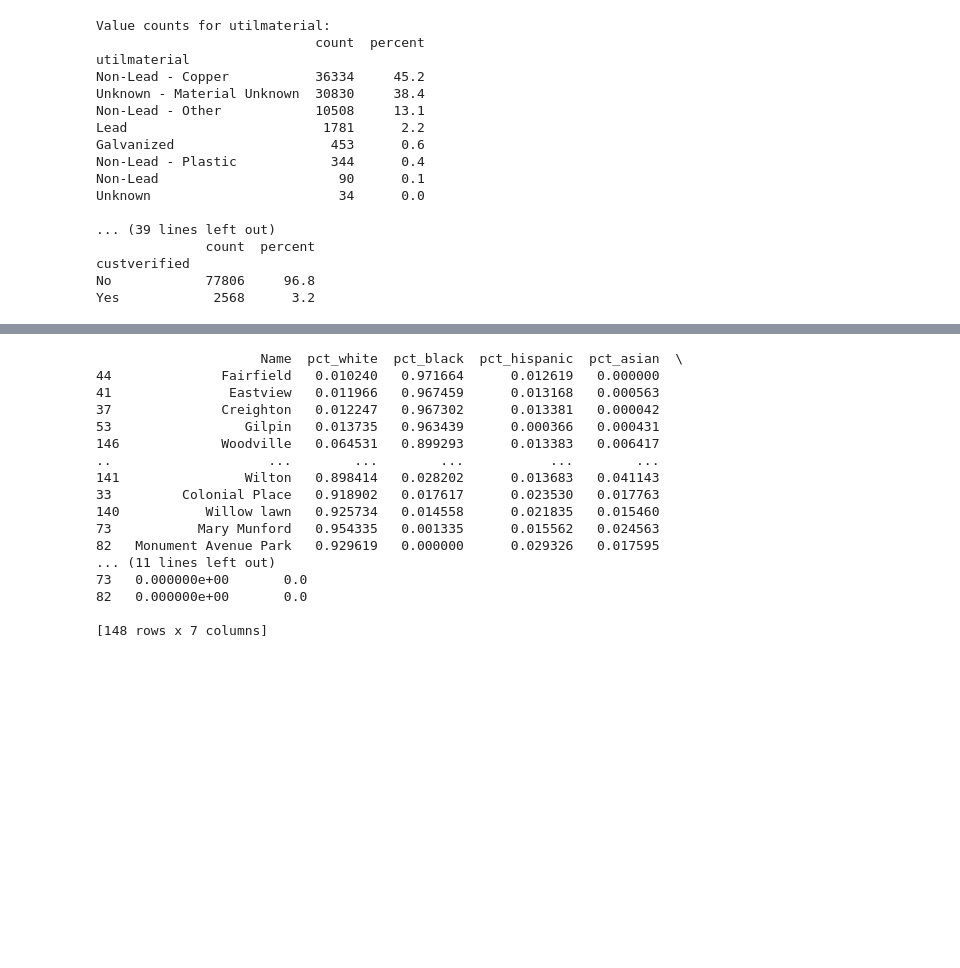
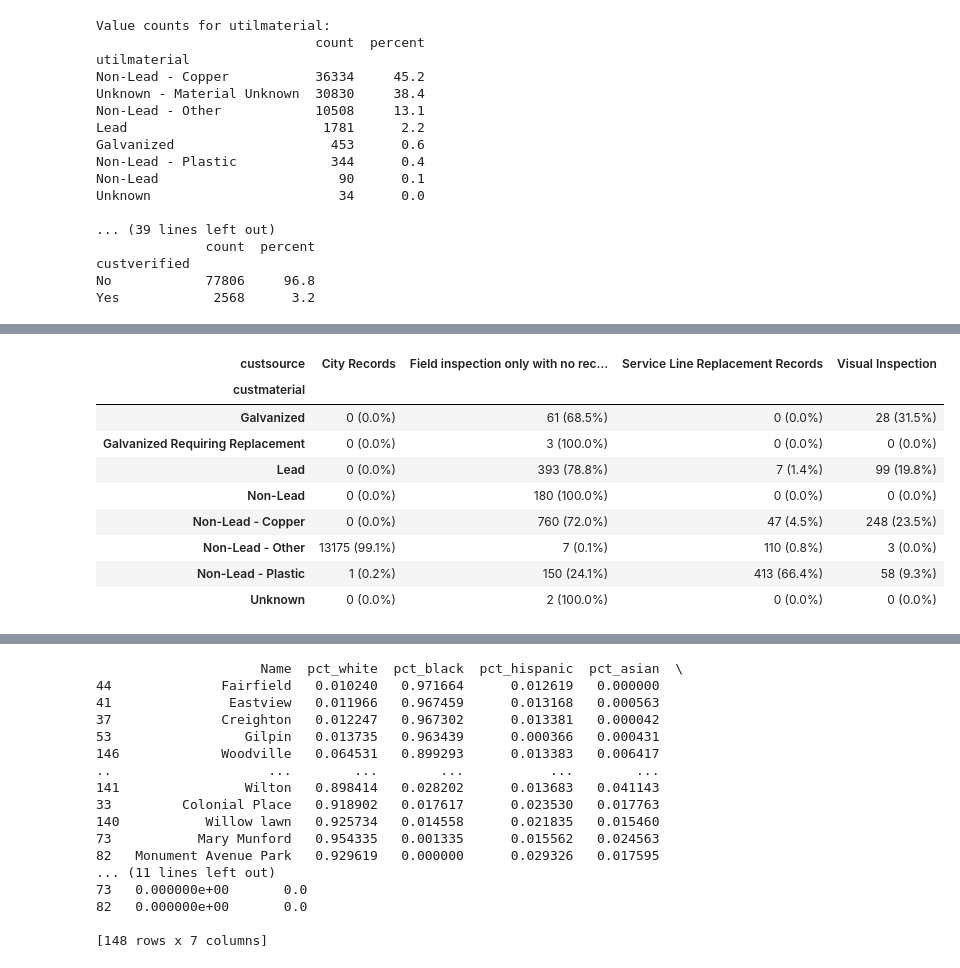
Before and after one commit to bradkellseconomics/RVA-GIS-Work, a Jupyter notebook: lead_ead.ipynb, the cells around one changed output, grey strips where cells are left out. Cells and saved outputs as stored; diff of their text form; code cells hidden in the pictures; blank space fills up the shorter version.

Commit message:
more data viz (source of reporting)

```diff
--- a/lead_ead.ipynb
+++ b/lead_ead.ipynb
@@ -61,0 +97,18 @@ Yes            2568      3.2
+# %%
+#What types of sources tend to what kinds of customer materials?
+ct = pd.crosstab(df["custmaterial"], df["custsource"])
+ct_percent = pd.crosstab(df["custmaterial"], df["custsource"], normalize="index") * 100
+
+combined = ct.astype(int).astype(str) + " (" + ct_percent.round(1).astype(str) + "%)"
+combined
+# %% [output]
+| custsource | City Records | Field inspection only with no rec... | Service Line Replacement Records | Visual Inspection |
+| custmaterial |  |  |  |  |
+| Galvanized | 0 (0.0%) | 61 (68.5%) | 0 (0.0%) | 28 (31.5%) |
+| Galvanized Requiring Replacement | 0 (0.0%) | 3 (100.0%) | 0 (0.0%) | 0 (0.0%) |
+| Lead | 0 (0.0%) | 393 (78.8%) | 7 (1.4%) | 99 (19.8%) |
+| Non-Lead | 0 (0.0%) | 180 (100.0%) | 0 (0.0%) | 0 (0.0%) |
+| Non-Lead - Copper | 0 (0.0%) | 760 (72.0%) | 47 (4.5%) | 248 (23.5%) |
+| Non-Lead - Other | 13175 (99.1%) | 7 (0.1%) | 110 (0.8%) | 3 (0.0%) |
+| Non-Lead - Plastic | 1 (0.2%) | 150 (24.1%) | 413 (66.4%) | 58 (9.3%) |
+| Unknown | 0 (0.0%) | 2 (100.0%) | 0 (0.0%) | 0 (0.0%) |
```
Also changed, not shown: parts of 3 cells of this notebook.
